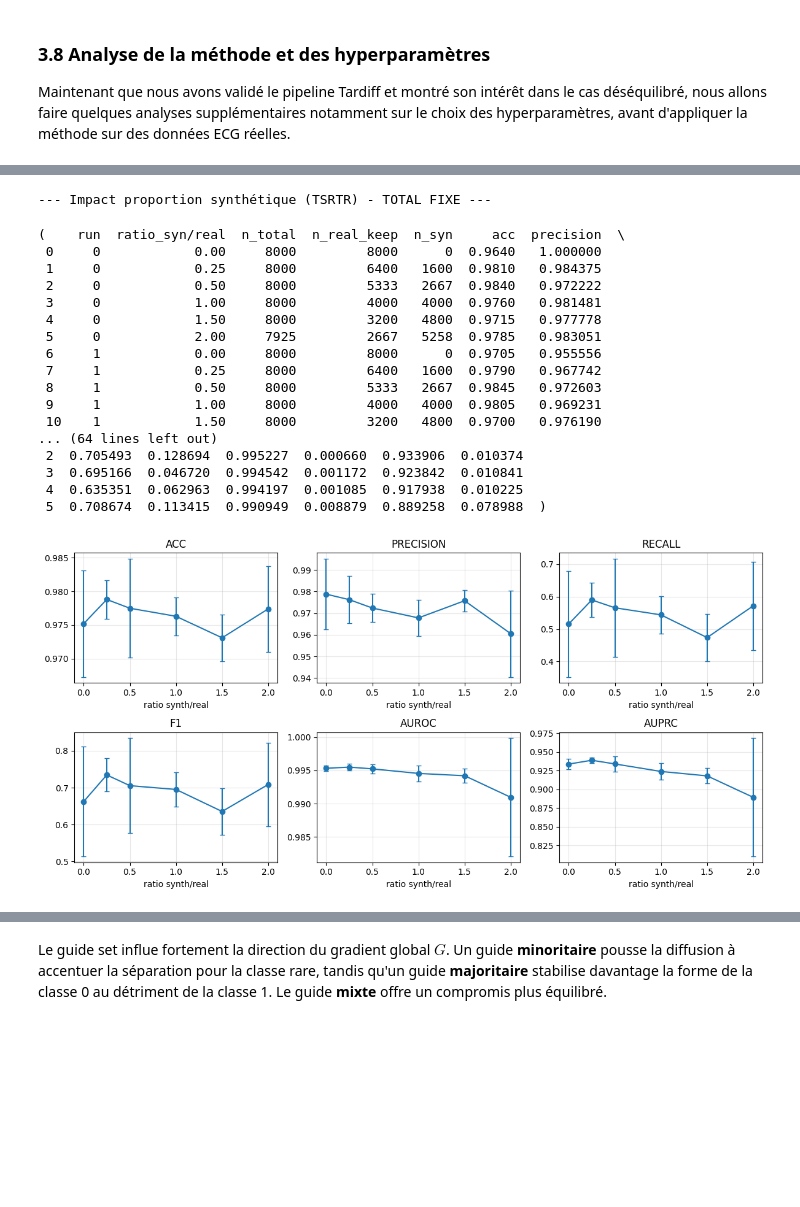
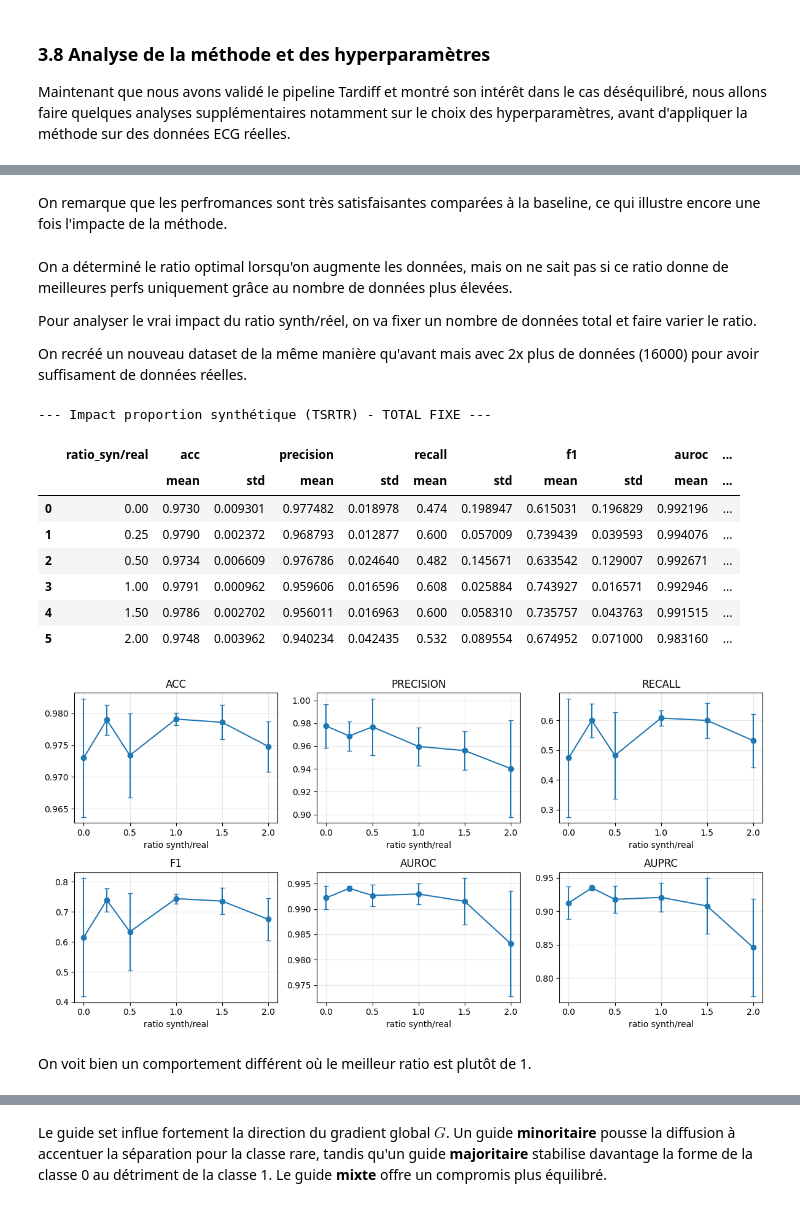
Before and after one commit to issagith/TarDiff, a Jupyter notebook: src/main.ipynb, the cells around one changed output, grey strips where cells are left out. Drawn from its saved outputs; the diff is of its cells as text; code cells hidden in the pictures; blank space fills up the shorter version.

```diff
--- a/src/main.ipynb
+++ b/src/main.ipynb
@@ -1134,7 +1156,8 @@ axes = axes.flatten()
 for ax, metric in zip(axes, ["acc", "precision", "recall", "f1", "auroc", "auprc"]):
     mean_vals = ratio_summary[(metric, "mean")].values
     std_vals = ratio_summary[(metric, "std")].values
-    ax.errorbar(ratio_summary["ratio_syn/real"], mean_vals, yerr=std_vals, marker="o", capsize=3)
+    x = ratio_summary[("ratio_syn/real", "")].to_numpy()
+    ax.errorbar(x, mean_vals, yerr=std_vals, marker="o", capsize=3)
     ax.set_title(metric.upper())
     ax.set_xlabel("ratio synth/real")
     ax.grid(alpha=0.3)
@@ -1176,10 +1200,13 @@ n_syn = 3999
+# %% [markdown]
+On remarque que les perfromances sont très satisfaisantes comparées à la baseline, ce qui illustre encore une fois l'impacte de la méthode.
+# %% [markdown]
+On a déterminé le ratio optimal lorsqu'on augmente les données, mais on ne sait pas si ce ratio donne de meilleures perfs uniquement grâce au nombre de données plus élevées.
+
+Pour analyser le vrai impact du ratio synth/réel, on va fixer un nombre de données total et faire varier le ratio.
+
+On recréé un nouveau dataset de la même manière qu'avant mais avec 2x plus de données (16000) pour avoir suffisament de données réelles.
 # %%
-# ...existing code...
-
 print("\n--- Impact proportion synthétique (TSRTR) - TOTAL FIXE ---")
-
-import pandas as pd
-import numpy as np
 
 w_ratio = best_w_tsrtr if "best_w_tsrtr" in globals() else (best_w_tstr if "best_w_tstr" in globals() else 50)
 if isinstance(w_ratio, str):
@@ -1190,15 +1217,18 @@ if isinstance(w_ratio, str):
 if w_ratio not in samples_bal_0:
     w_ratio = list(samples_bal_0.keys())[0]
 
+train_loader_ratio, guide_loader_ratio, (X_train_ratio, y_train_ratio), (X_test_ratio, y_test_ratio), stats_ratio = make_imbalanced_moons(cfg)
+
 ratios = [0.0, 0.25, 0.5, 1.0, 1.5, 2.0]  # interpreted as syn/real within a fixed total
 n_runs = 5
 
-N_total = len(X_train)
-p_real_1 = float((y_train == 1).float().mean().item())  # ~0.05
+N_total = len(X_train_ratio)
+
+p_real_1 = float((y_train_ratio == 1).float().mean().item())  # ~0.05
 p_real_0 = 1.0 - p_real_1
 
-idx_real_0 = torch.where(y_train == 0)[0]
-idx_real_1 = torch.where(y_train == 1)[0]
+idx_real_0 = torch.where(y_train_ratio == 0)[0]
+idx_real_1 = torch.where(y_train_ratio == 1)[0]
 
 def sample_from_indices(idxs, n):
     if n <= 0:
@@ -1218,8 +1248,6 @@ for run in range(n_runs):
     np.random.seed(42 + run)
 
     for r in ratios:
-        # r = N_syn / N_real_keep  => N_syn = r * N_real_keep and N_real_keep + N_syn = N_total
-        # => N_real_keep = N_total / (1 + r), N_syn = N_total - N_real_keep
         if r == 0:
             n_syn = 0
             n_real_keep = N_total
@@ -1227,21 +1255,20 @@ for run in range(n_runs):
             n_real_keep = int(round(N_total / (1.0 + r)))
             n_syn = N_total - n_real_keep
 
-        # Keep real subset stratified (same class ratio as real train)
         n_real_keep_1 = int(round(n_real_keep * p_real_1))
         n_real_keep_0 = n_real_keep - n_real_keep_1
 
         sel0 = sample_from_indices(idx_real_0, n_real_keep_0)
         sel1 = sample_from_indices(idx_real_1, n_real_keep_1)
 
-        X_real_keep = torch.cat([X_train[sel0], X_train[sel1]], dim=0)
+        # IMPORTANT: utiliser X_train_ratio (pas X_train)
+        X_real_keep = torch.cat([X_train_ratio[sel0], X_train_ratio[sel1]], dim=0)
         y_real_keep = torch.cat(
             [torch.zeros(len(sel0), dtype=torch.long, device=DEVICE),
              torch.ones(len(sel1), dtype=torch.long, device=DEVICE)],
             dim=0
         )
 
-        # Synthetic: match the same 95/5 ratio
         n_syn_1 = int(round(n_syn * p_real_1))
         n_syn_0 = n_syn - n_syn_1
 
@@ -1263,18 +1290,16 @@ for run in range(n_runs):
         else:
             X_aug, y_aug = X_real_keep, y_real_keep
 
-        # Sanity: total fixed (unless the synthetic pools cap you)
-        n_total_eff = len(X_aug)
-
         loader_aug = DataLoader(TensorDataset(X_aug, y_aug), batch_size=64, shuffle=True)
         clf_aug = SimpleClassifier().to(DEVICE)
         train_classifier(clf_aug, loader_aug, TrainConfig(clf_epochs=30))
-        metrics_aug = eval_classifier(clf_aug, X_test, y_test)
+
+        metrics_aug = eval_classifier(clf_aug, X_test_ratio, y_test_ratio)
 
         rows_ratio_fixed.append({
             "run": run,
             "ratio_syn/real": r,
-            "n_total": int(n_total_eff),
+            "n_total": int(len(X_aug)),
             "n_real_keep": int(len(X_real_keep)),
             "n_syn": int(n_syn_0 + n_syn_1),
             "acc": metrics_aug["acc"],
@@ -1286,44 +1311,36 @@ for run in range(n_runs):
         })
 
 ratio_fixed_df = pd.DataFrame(rows_ratio_fixed)
-ratio_fixed_summary = ratio_fixed_df.groupby("ratio_syn/real")[["acc","precision","recall","f1","auroc","auprc"]].agg(["mean","std"]).reset_index()
+ratio_fixed_summary = ratio_fixed_df.groupby("ratio_syn/real")[["acc","precision","recall","f1","auroc","auprc","n_total"]].agg(["mean","std"]).reset_index()
 
-ratio_fixed_df, ratio_fixed_summary
-
-# ...existing code...
+ratio_fixed_summary
 # %% [output]
 --- Impact proportion synthétique (TSRTR) - TOTAL FIXE ---
-(    run  ratio_syn/real  n_total  n_real_keep  n_syn     acc  precision  \
- 0     0            0.00     8000         8000      0  0.9640   1.000000
- 1     0            0.25     8000         6400   1600  0.9810   0.984375
- 2     0            0.50     8000         5333   2667  0.9840   0.972222
- 3     0            1.00     8000         4000   4000  0.9760   0.981481
- 4     0            1.50     8000         3200   4800  0.9715   0.977778
- 5     0            2.00     7925         2667   5258  0.9785   0.983051
- 6     1            0.00     8000         8000      0  0.9705   0.955556
- 7     1            0.25     8000         6400   1600  0.9790   0.967742
- 8     1            0.50     8000         5333   2667  0.9845   0.972603
- 9     1            1.00     8000         4000   4000  0.9805   0.969231
- 10    1            1.50     8000         3200   4800  0.9700   0.976190
-... (64 lines left out)
- 2  0.705493  0.128694  0.995227  0.000660  0.933906  0.010374
- 3  0.695166  0.046720  0.994542  0.001172  0.923842  0.010841
- 4  0.635351  0.062963  0.994197  0.001085  0.917938  0.010225
- 5  0.708674  0.113415  0.990949  0.008879  0.889258  0.078988  )
+|  | ratio_syn/real | acc |  | precision |  | recall |  | f1 |  | auroc | ... |
+|  |  | mean | std | mean | std | mean | std | mean | std | mean | ... |
+| 0 | 0.00 | 0.9730 | 0.009301 | 0.977482 | 0.018978 | 0.474 | 0.198947 | 0.615031 | 0.196829 | 0.992196 | ... |
+| 1 | 0.25 | 0.9790 | 0.002372 | 0.968793 | 0.012877 | 0.600 | 0.057009 | 0.739439 | 0.039593 | 0.994076 | ... |
+| 2 | 0.50 | 0.9734 | 0.006609 | 0.976786 | 0.024640 | 0.482 | 0.145671 | 0.633542 | 0.129007 | 0.992671 | ... |
+| 3 | 1.00 | 0.9791 | 0.000962 | 0.959606 | 0.016596 | 0.608 | 0.025884 | 0.743927 | 0.016571 | 0.992946 | ... |
+| 4 | 1.50 | 0.9786 | 0.002702 | 0.956011 | 0.016963 | 0.600 | 0.058310 | 0.735757 | 0.043763 | 0.991515 | ... |
+| 5 | 2.00 | 0.9748 | 0.003962 | 0.940234 | 0.042435 | 0.532 | 0.089554 | 0.674952 | 0.071000 | 0.983160 | ... |
 # %%
 fig, axes = plt.subplots(2, 3, figsize=(12, 6))
 axes = axes.flatten()
 for ax, metric in zip(axes, ["acc", "precision", "recall", "f1", "auroc", "auprc"]):
     mean_vals = ratio_fixed_summary[(metric, "mean")].values
     std_vals = ratio_fixed_summary[(metric, "std")].values
-    ax.errorbar(ratio_fixed_summary["ratio_syn/real"], mean_vals, yerr=std_vals, marker="o", capsize=3)
+    x = ratio_fixed_summary[("ratio_syn/real", "")].to_numpy()
+    ax.errorbar(x, mean_vals, yerr=std_vals, marker="o", capsize=3)
     ax.set_title(metric.upper())
     ax.set_xlabel("ratio synth/real")
     ax.grid(alpha=0.3)
 plt.tight_layout()
 plt.show()
 # %% [output]
-[figure, old version]
+[figure, new version]
+# %% [markdown]
+On voit bien un comportement différent où le meilleur ratio est plutôt de 1.
 # %% [markdown]
 #### 3.8.2 Impact du choix du guide set
 
```
Also changed, not shown: parts of 21 cells of this notebook.
